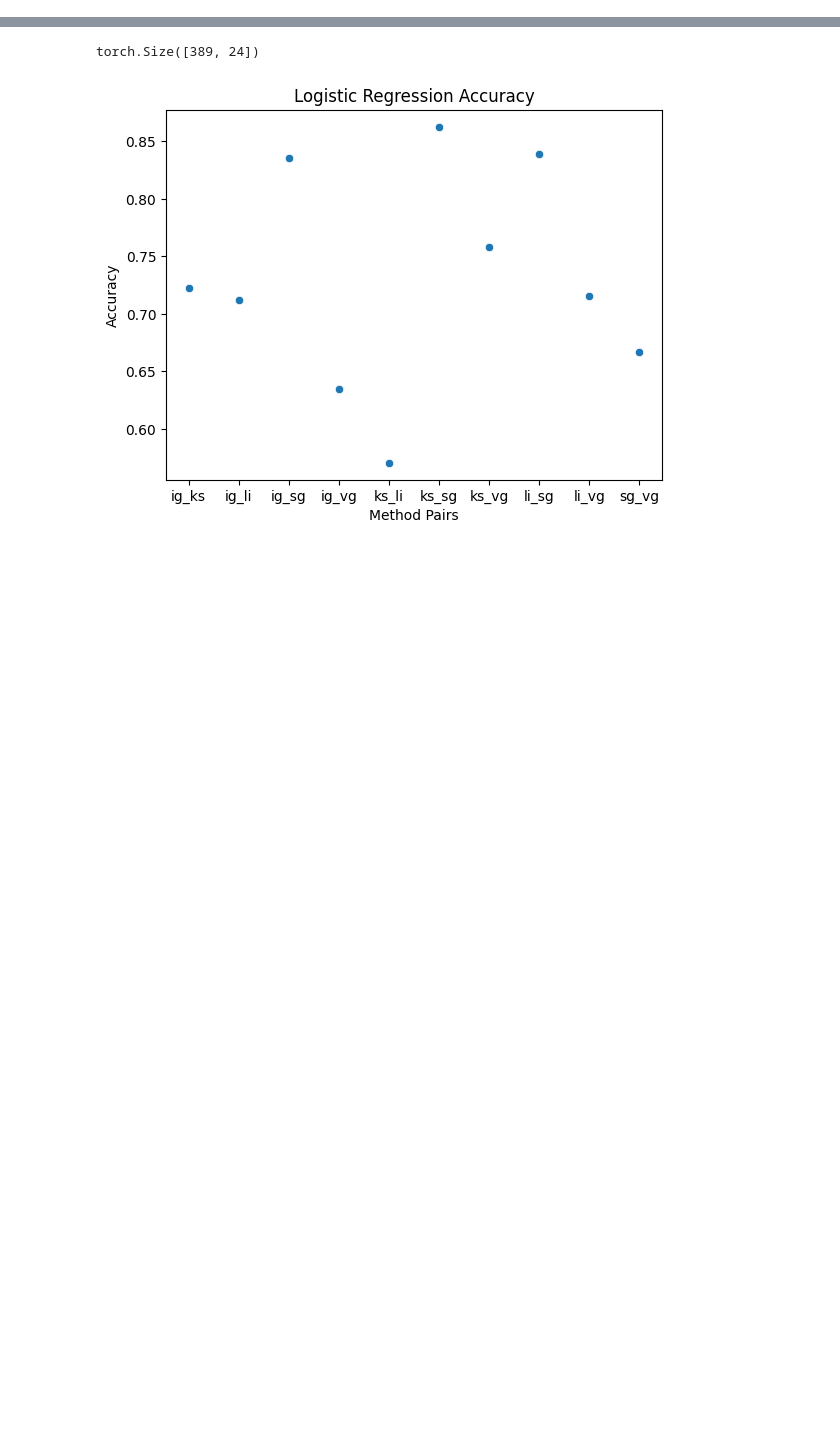
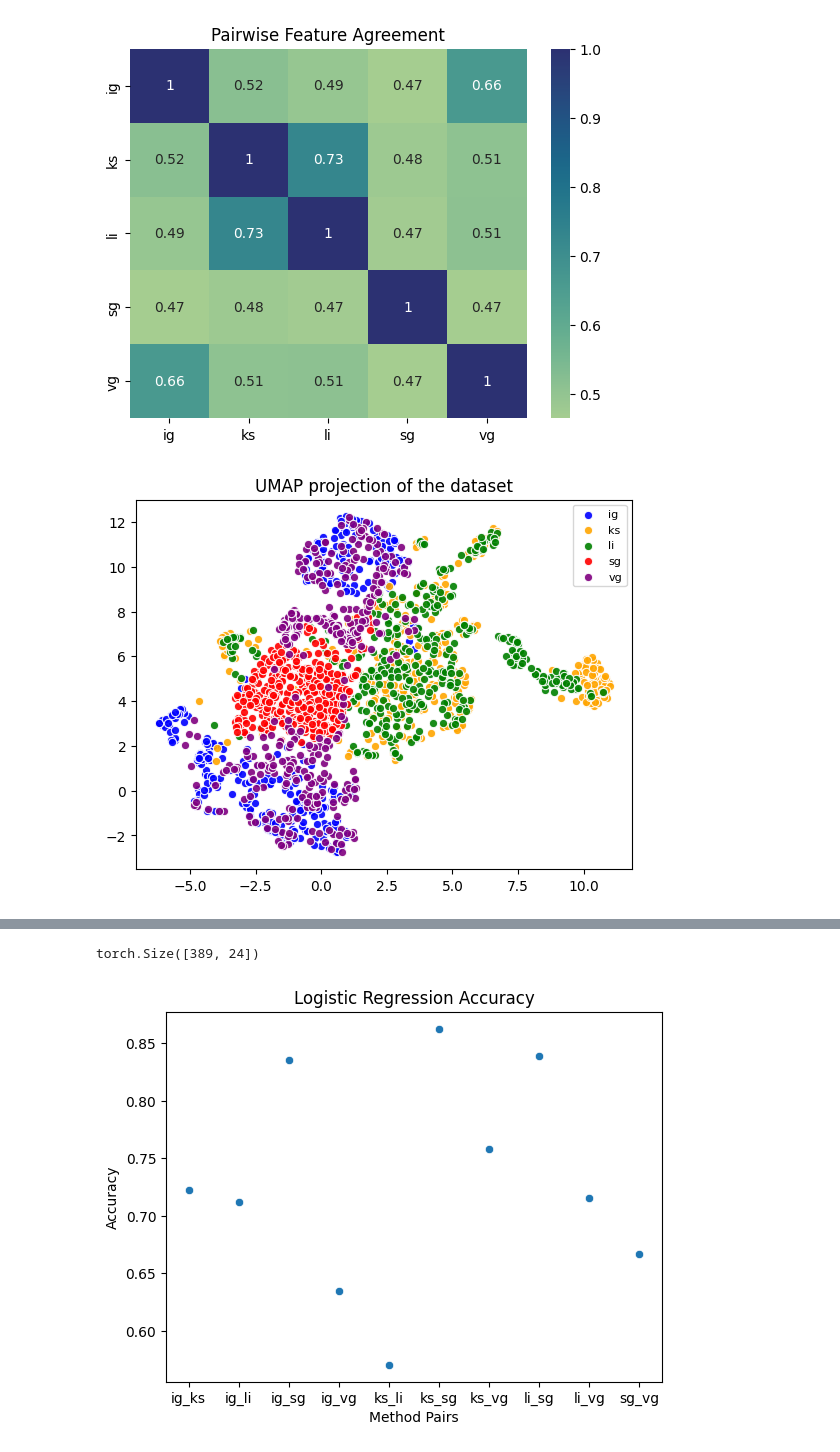
Before and after one commit to ekunigk/BA_Disagreement_Problem, a Jupyter notebook: evaluation_two.ipynb, the cells around one changed output, grey strips where cells are left out. Cells and saved outputs as stored; diff of their text form; code cells hidden in the pictures; blank space fills up the shorter version.

```diff
--- a/evaluation_two.ipynb
+++ b/evaluation_two.ipynb
@@ -7,0 +10,5 @@ from visualization.regression_fig import visualize_scores, visualize_scores_all,
+# %%
+analyze_explanations('spf', 200, 8, 1, 15, 0.5, False, False)
+# %% [output]
+[figure, added]
+[figure, added]
```
Also changed, not shown: parts of 10 cells of this notebook, 5 other files.
